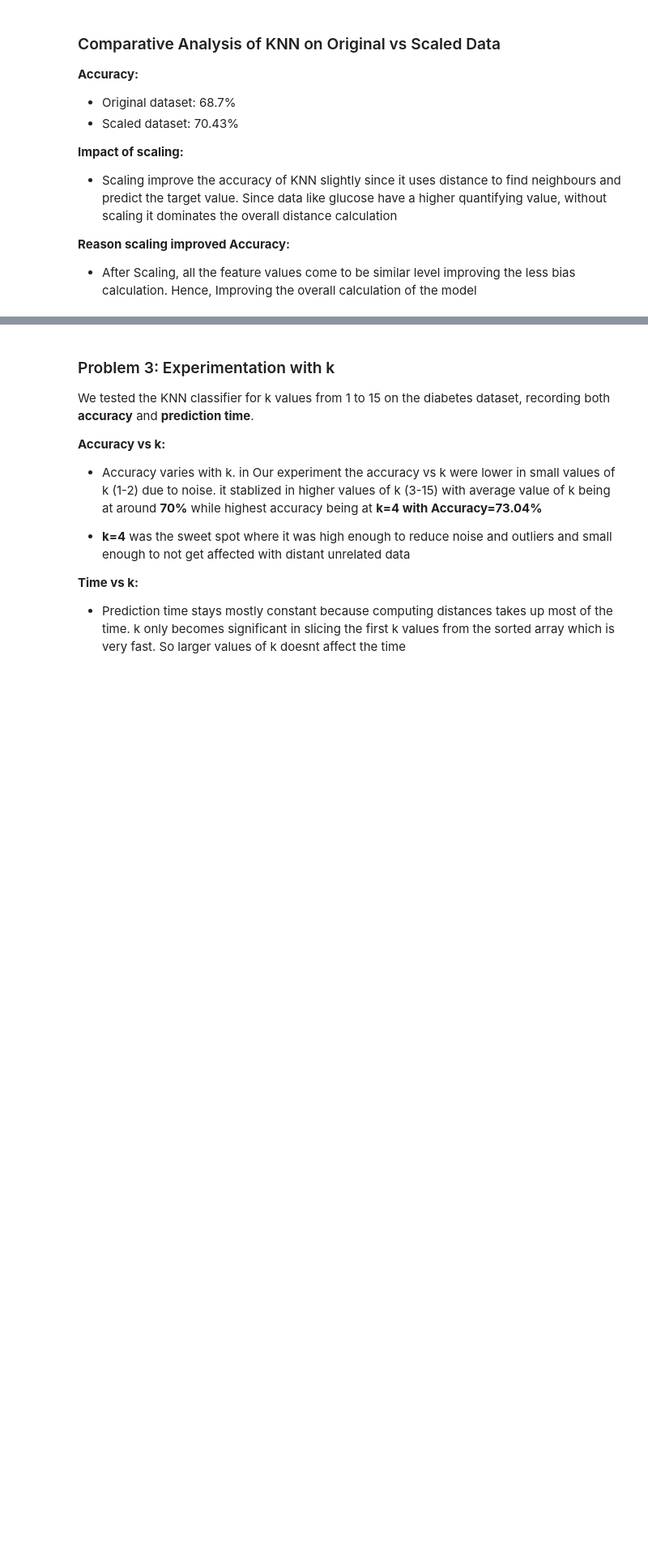
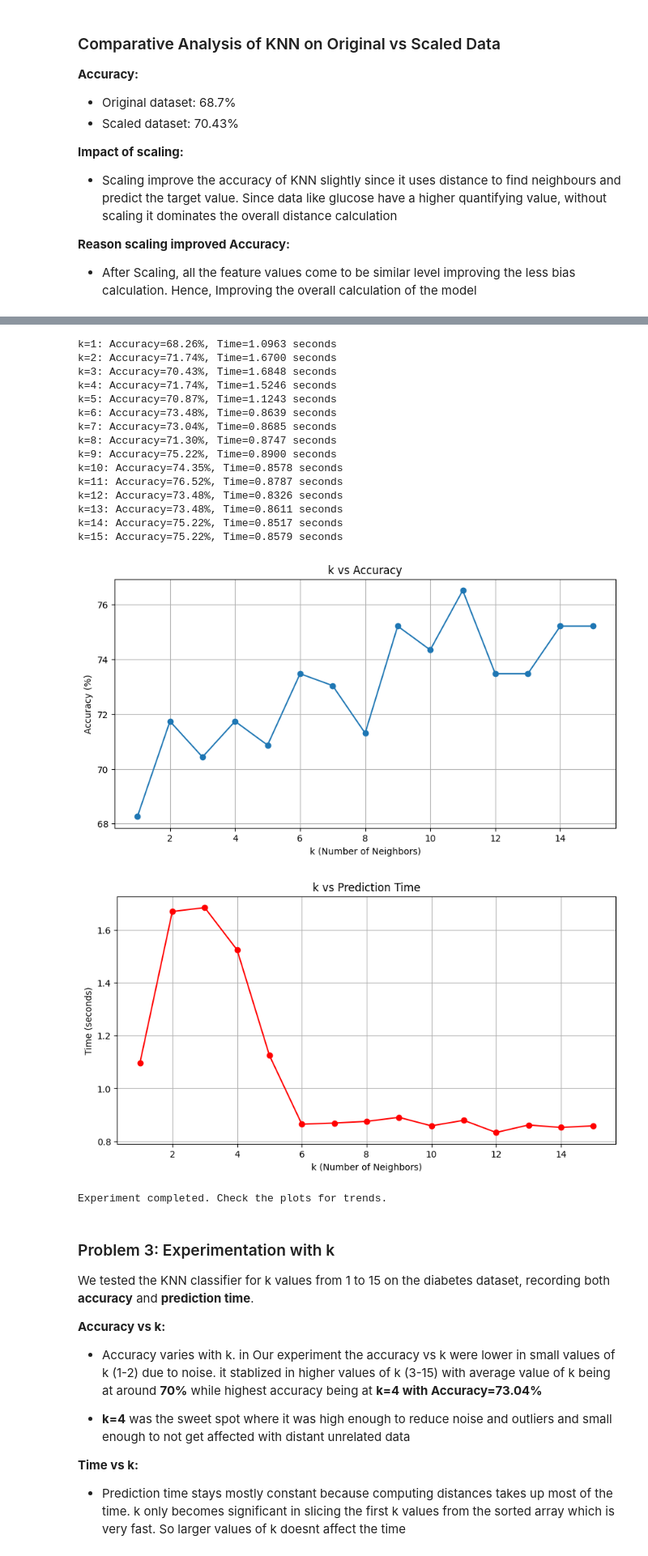
Before and after one commit to RiwajMaharjan/Concept_Of_Technologies_Of_Ai, a Jupyter notebook: workshop_4/workshop_4.ipynb, the cells around one changed output, grey strips where cells are left out. Shown: that part at 81% size. Saved outputs shown, nothing was run; the diff lists cells and outputs as text; code cells hidden in the pictures; blank space fills up the shorter version.

Commit message:
updated the graph because i forgot to make graph for scaled values

```diff
--- a/workshop_4/workshop_4.ipynb
+++ b/workshop_4/workshop_4.ipynb
@@ -378,4 +378,31 @@ k=15: Accuracy=71.30%, Time=1.0057 seconds
 Experiment completed. Check the plots for trends.
+# %%
+k_values = range(1, 16)  # k = 1 to 15
+
+try:
+    accuracies, times = experiment_knn_k_values_with_time(X_train_scaled, y_train, X_test_scaled, y_test, k_values)
+    print("Experiment completed. Check the plots for trends.")
+except Exception as e:
+    print(f"An error occurred: {e}")
+# %% [output]
+k=1: Accuracy=68.26%, Time=1.0963 seconds
+k=2: Accuracy=71.74%, Time=1.6700 seconds
+k=3: Accuracy=70.43%, Time=1.6848 seconds
+k=4: Accuracy=71.74%, Time=1.5246 seconds
+k=5: Accuracy=70.87%, Time=1.1243 seconds
+k=6: Accuracy=73.48%, Time=0.8639 seconds
+k=7: Accuracy=73.04%, Time=0.8685 seconds
+k=8: Accuracy=71.30%, Time=0.8747 seconds
+k=9: Accuracy=75.22%, Time=0.8900 seconds
+k=10: Accuracy=74.35%, Time=0.8578 seconds
+k=11: Accuracy=76.52%, Time=0.8787 seconds
+k=12: Accuracy=73.48%, Time=0.8326 seconds
+k=13: Accuracy=73.48%, Time=0.8611 seconds
+k=14: Accuracy=75.22%, Time=0.8517 seconds
+k=15: Accuracy=75.22%, Time=0.8579 seconds
+[figure, added]
+[figure, added]
+Experiment completed. Check the plots for trends.
 # %% [markdown]
 ### Problem 3: Experimentation with k
 
```
Also changed, not shown: parts of 1 cell of this notebook.
